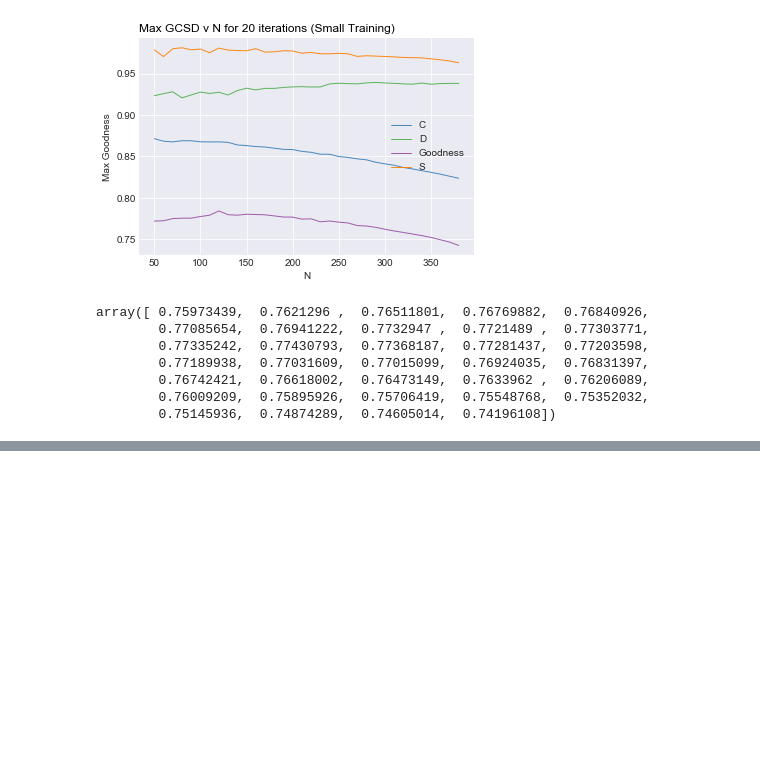
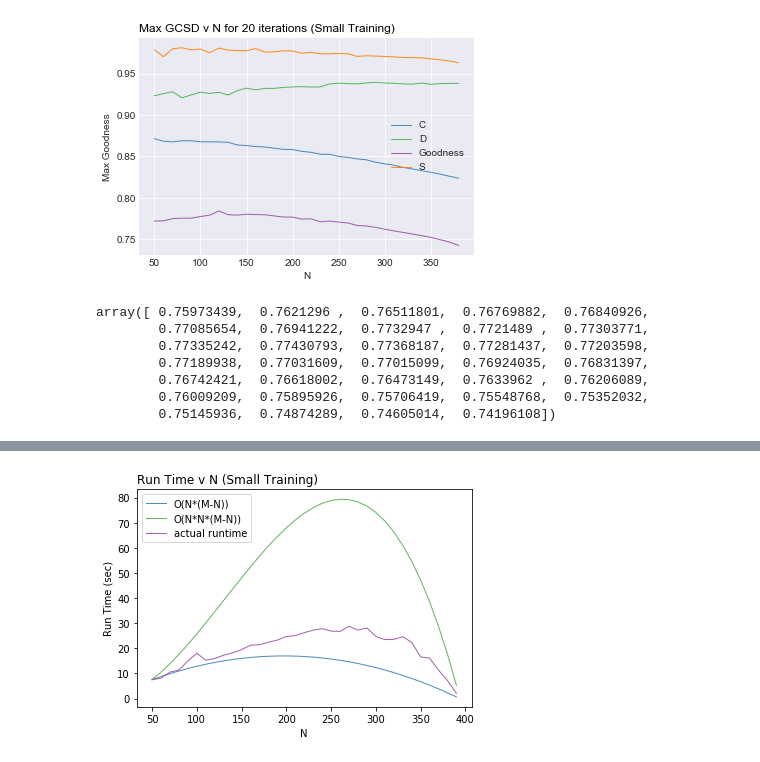
Before and after one commit to anirudh3/rasmthesis, a Jupyter notebook: data_business/plots.ipynb, the cells around one changed output, grey strips where cells are left out. Cells and saved outputs as stored; diff of their text form; code cells hidden in the pictures; blank space fills up the shorter version.

```diff
--- a/data_business/plots.ipynb
+++ b/data_business/plots.ipynb
@@ -329,3 +353,24 @@ array([ 0.75973439,  0.7621296 ,  0.76511801,  0.76769882,  0.76840926,
         0.76742421,  0.76618002,  0.76473149,  0.7633962 ,  0.76206089,
         0.76009209,  0.75895926,  0.75706419,  0.75548768,  0.75352032,
         0.75145936,  0.74874289,  0.74605014,  0.74196108])
+# %%
+# RUn TIme Plots
+import seaborn as sns
+import pandas as pd
+import numpy as np
+
+
+the_times = load_things("saved_data/the_times_small_train_2.pickle")
+# %%
+n = [x_d[1] for x_d in the_times]
+calls = [x_d[0] for x_d in the_times]
+times = [x_d[2] for x_d in the_times]
+times2 = [times[0]]
+times3 = [times[0]]
+
+calls2 = np.multiply(calls, n)
+for i in range(1, len(calls)):
+    t = (calls2[i] * times2[i-1])/calls2[i-1]
+    times2.append(t)
+    t = (calls[i] * times3[i-1])/calls[i-1]
+    times3.append(t)
@@ -331,0 +397,24 @@ array([ 0.75973439,  0.7621296 ,  0.76511801,  0.76769882,  0.76840926,
+# %%
+
+
+df = pd.DataFrame({'x': n, 'actual runtime': times, 'O(N*N*(M-N))': times2, 'O(N*(M-N))': times3})
+plt.style.use('seaborn-bright')
+
+# create a color palette
+palette = plt.get_cmap('Set1')
+
+num=0
+for column in df.drop('x', axis=1):
+    num+=1
+    plt.plot(df['x'], df[column], marker='', color=palette(num), linewidth=1, alpha=0.9, label=column)
+
+
+# Add legend
+plt.legend()
+
+plt.title("Run Time v N (Small Training)", loc='left', fontsize=12, fontweight=0, color='black')
+plt.xlabel("N")
+plt.ylabel("Run Time (sec)")
+plt.savefig("figures/runtimevN_2.png")
+# %% [output]
+[figure, added]
```
Also changed, not shown: parts of 15 cells of this notebook, 55 other files.
